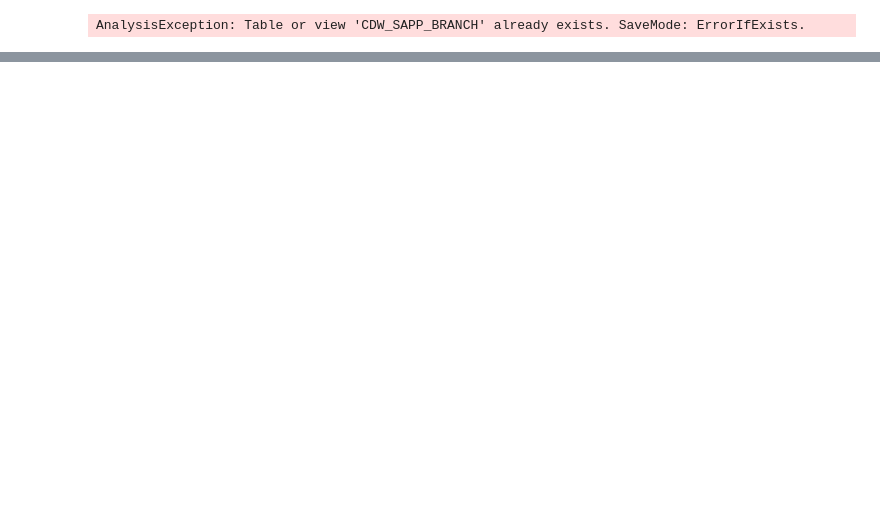
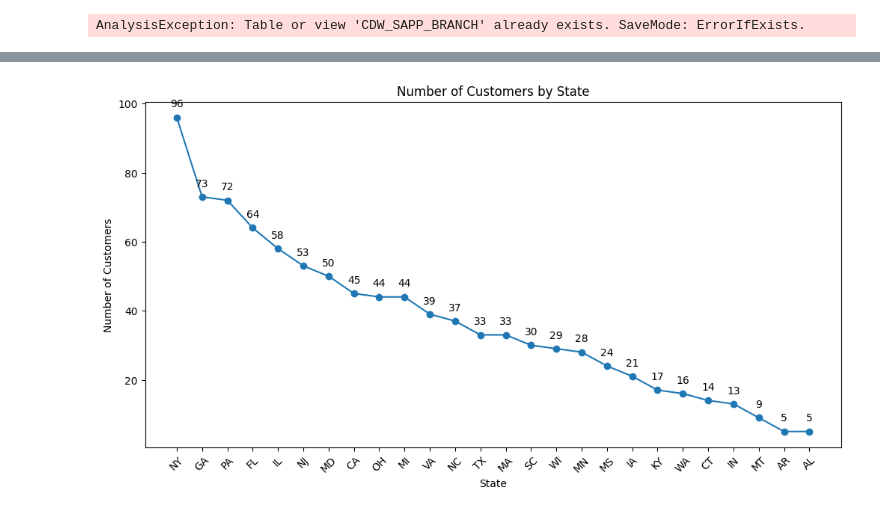
Before and after one commit to Tris2/Credit-Card, a Jupyter notebook: Final_Project/Credit_card.ipynb, the cells around one changed output, grey strips where cells are left out. Drawn from its saved outputs; the diff is of its cells as text; code cells hidden in the pictures; blank space fills up the shorter version.

```diff
--- a/Final_Project/Credit_card.ipynb
+++ b/Final_Project/Credit_card.ipynb
@@ -429,0 +498,43 @@ if __name__ == "__main":
+# %%
+#Req 3.2
+import mysql.connector
+import pandas as pd
+import matplotlib.pyplot as plt
+import secret
+# Define your database connection details
+db_config = {
+    "host": "localhost",
+    "user": secret.mysql_username,
+    "passwd": secret.mysql_password,
+    "database": "creditcard_capstone"
+}
+# Establish a connection to the MySQL database
+db = mysql.connector.connect(**db_config)
+# Define your SQL query to get the number of customers in each state
+query = """
+SELECT CUST_STATE, COUNT(*) as CustomerCount
+FROM CDW_SAPP_CUSTOMER
+GROUP BY CUST_STATE
+ORDER BY CustomerCount DESC
+"""
+# Fetch the data from the database using pandas
+data = pd.read_sql(query, db)
+# Create a line graph to visualize the number of customers in each state
+plt.figure(figsize=(12, 6))
+plt.plot(data["CUST_STATE"], data["CustomerCount"], marker='o')
+plt.title("Number of Customers by State")
+plt.xlabel("State")
+plt.ylabel("Number of Customers")
+plt.xticks(rotation=45)
+
+# Annotate the data points with the number of customers
+for i, row in data.iterrows():
+    plt.annotate(row["CustomerCount"], (row["CUST_STATE"], row["CustomerCount"]), textcoords="offset points", xytext=(0, 10), ha='center')
+# Show the line graph and save
+plt.savefig("C:/Users/Learner_9ZH3Z184/Documents/GitHub/Credit-Card/Final_Project/state_high_customer_count.png")
+
+plt.show()
+# Close the database connection
+db.close()
+# %% [output]
+[figure, added]
```
Also changed, not shown: parts of 23 cells of this notebook, 13 other files.
